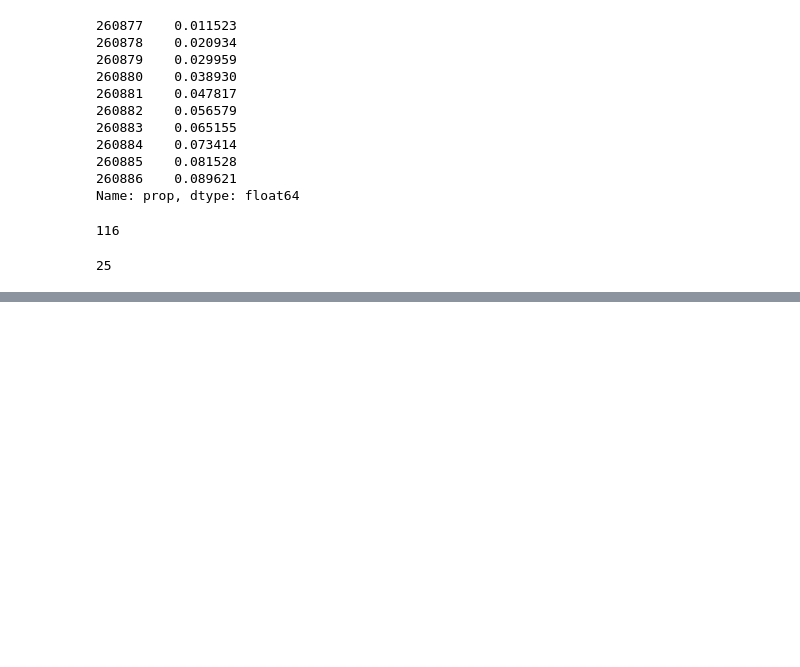
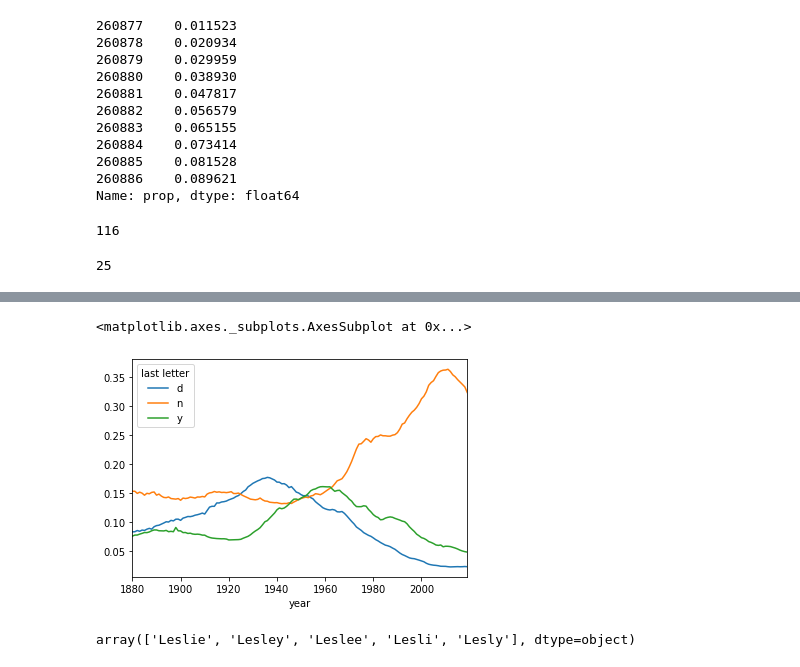
Before and after one commit to nym-jmorris/pandas, a Jupyter notebook: baby_names.ipynb, the cells around one changed output, grey strips where cells are left out. Drawn from its saved outputs; the diff is of its cells as text; code cells hidden in the pictures; blank space fills up the shorter version.

```diff
--- a/baby_names.ipynb
+++ b/baby_names.ipynb
@@ -237,0 +319,5 @@ def get_quantile_count(group,q=0.5):
+# %%
+dny_ts.plot()
+# %% [output]
+<matplotlib.axes._subplots.AxesSubplot at 0x...>
+[figure, added]
@@ -237,0 +330,4 @@ def get_quantile_count(group,q=0.5):
+# %%
+lesley_like
+# %% [output]
+array(['Leslie', 'Lesley', 'Leslee', 'Lesli', 'Lesly'], dtype=object)
```
Also changed, not shown: parts of 26 cells of this notebook, 1 other file.
